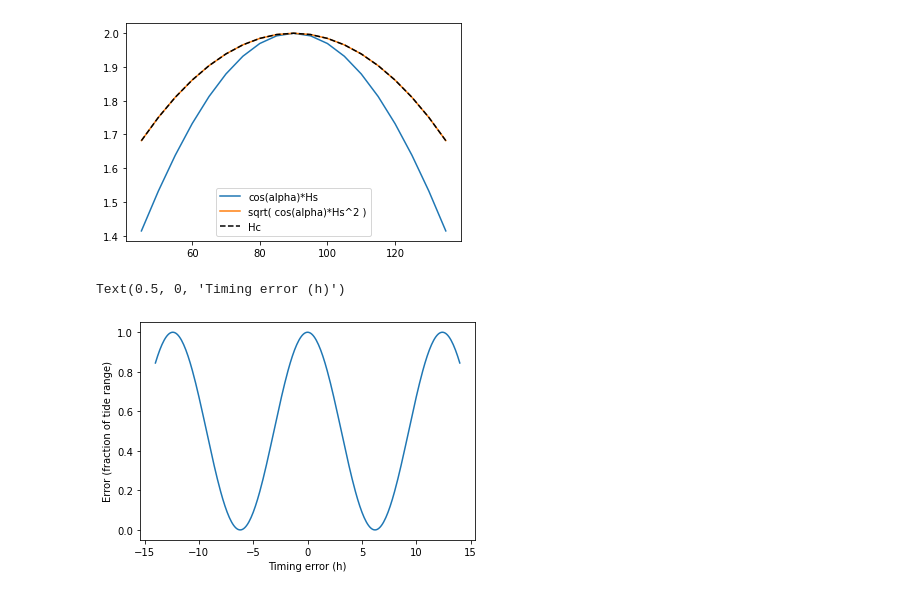
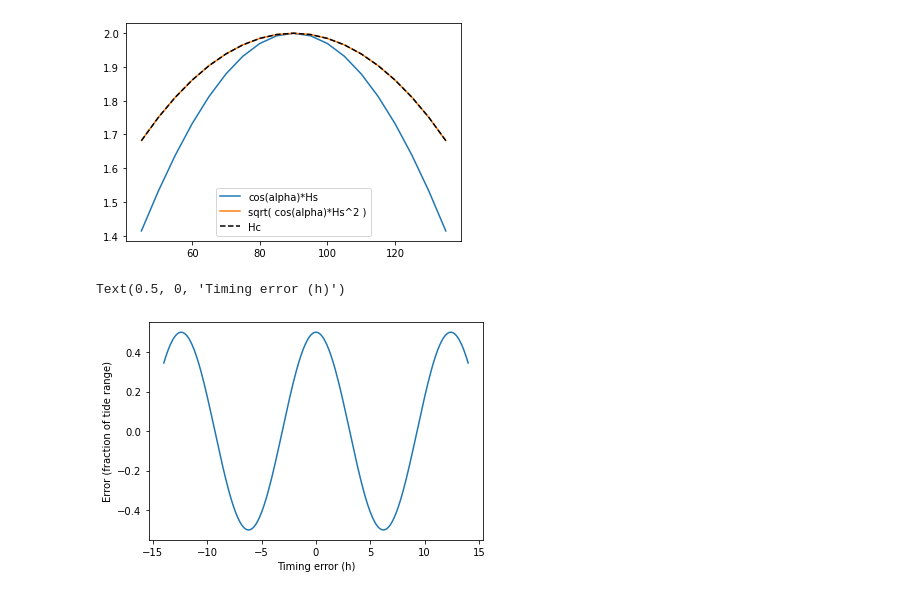
Before and after one commit to csherwood-usgs/runup, a Jupyter notebook: test_runup_funcs.ipynb, the cells around one changed output. Saved outputs shown, nothing was run; the diff lists cells and outputs as text; code cells hidden in the pictures.

```diff
--- a/test_runup_funcs.ipynb
+++ b/test_runup_funcs.ipynb
@@ -87,13 +87,13 @@ plt.legend()
 # %%
 dt = 0.1
 trange = 1.
 period = 12.4
 time_lag = np.arange(-14,14+dt,dt)
 omega = 2*np.pi/period
-theight = 0.5*trange*np.cos(omega*time_lag)+trange/2.
+theight = 0.5*trange*np.cos(omega*time_lag)
 plt.plot(time_lag, theight)
 plt.ylabel('Error (fraction of tide range)')
 plt.xlabel('Timing error (h)')
 # %% [output]
 Text(0.5, 0, 'Timing error (h)')
-[figure, old version]
+[figure, new version]
```
Also changed, not shown: parts of 7 cells of this notebook.
